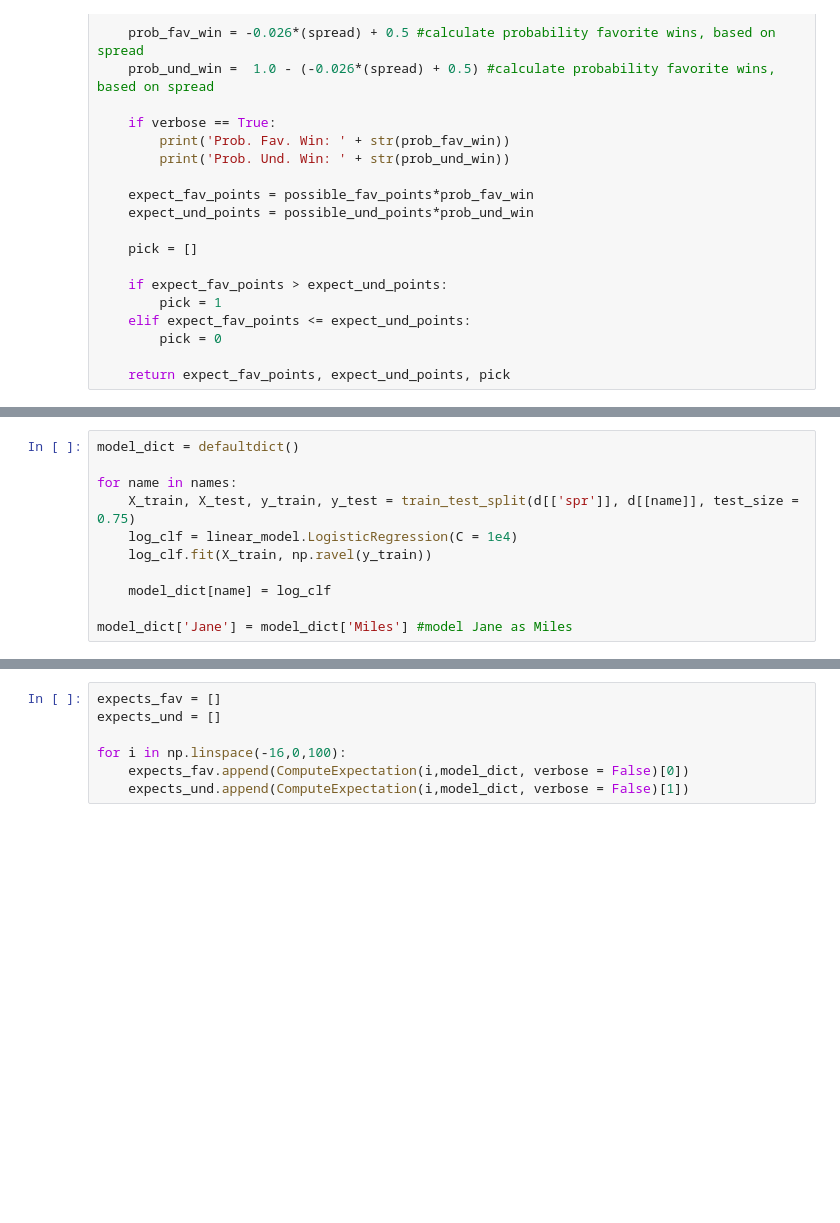
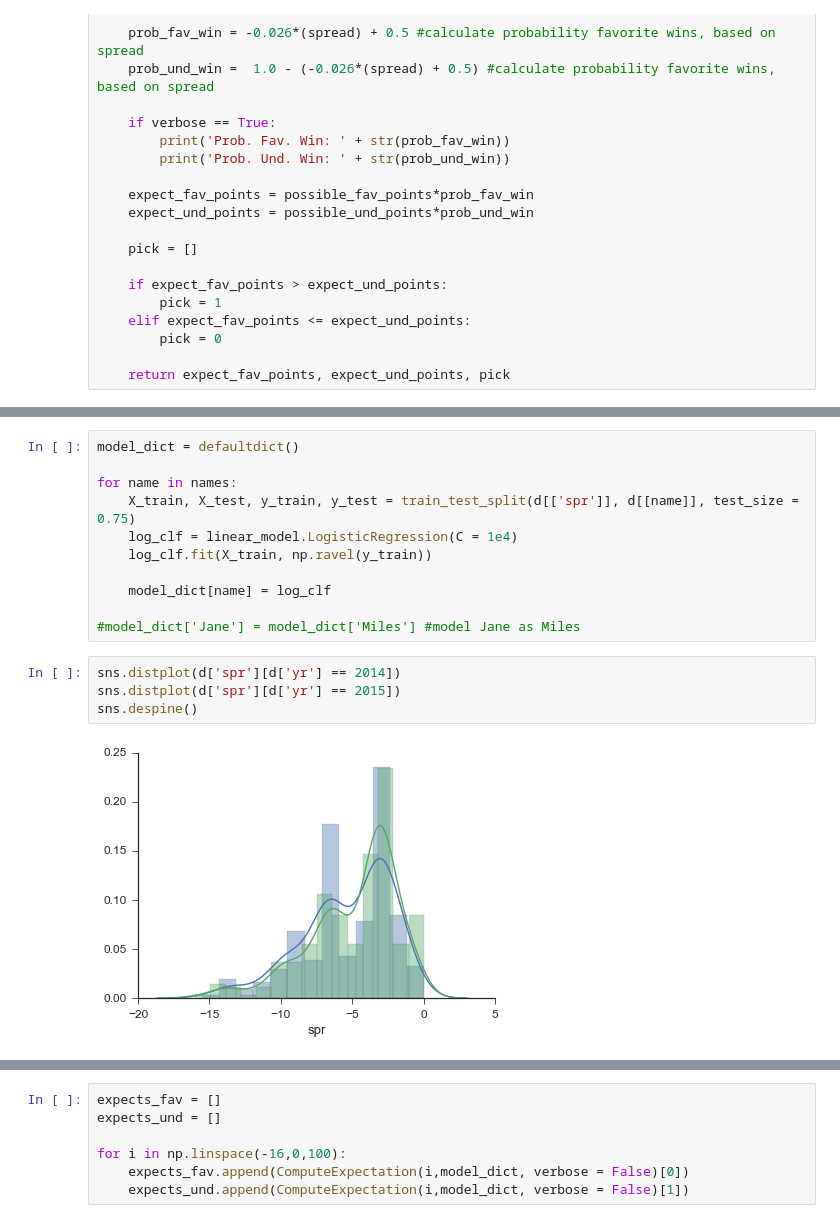
Before and after one commit to franklinmarsh/football_picker, a Jupyter notebook: ml_pool.ipynb, the cells around one changed output, grey strips where cells are left out. Drawn from its saved outputs; the diff is of its cells as text; blank space fills up the shorter version.

```diff
--- a/ml_pool.ipynb
+++ b/ml_pool.ipynb
@@ -135,4 +168,10 @@ for name in names:
 
     model_dict[name] = log_clf
 
-model_dict['Jane'] = model_dict['Miles'] #model Jane as Miles
+#model_dict['Jane'] = model_dict['Miles'] #model Jane as Miles
+# %%
+sns.distplot(d['spr'][d['yr'] == 2014])
+sns.distplot(d['spr'][d['yr'] == 2015])
+sns.despine()
+# %% [output]
+[figure, added]
```
Also changed, not shown: parts of 20 cells of this notebook, 1 other file.
